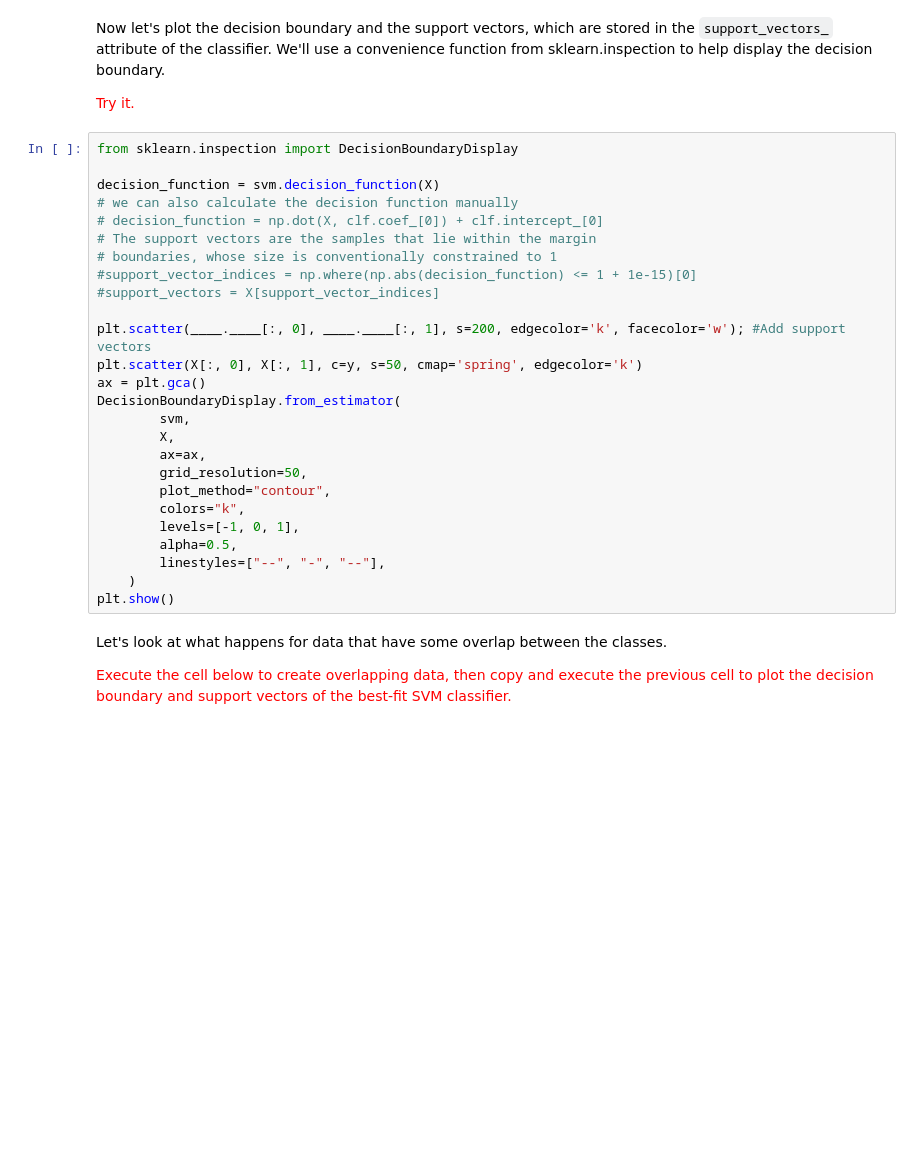
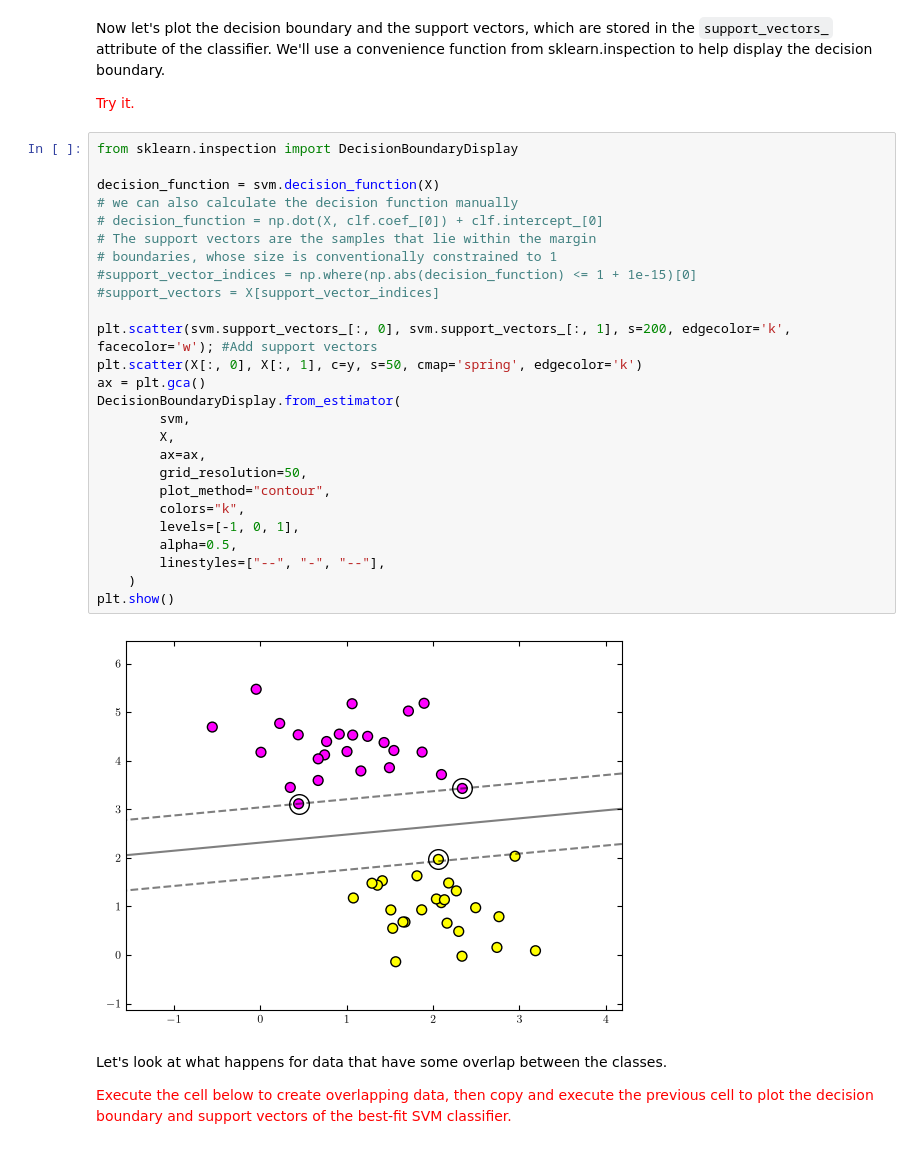
Before and after one commit to hsingh247/big-data-physics, a Jupyter notebook: Classification2.ipynb, the cells around one changed output. Drawn from its saved outputs; the diff is of its cells as text; blank space fills up the shorter version.

```diff
--- a/Classification2.ipynb
+++ b/Classification2.ipynb
@@ -232,29 +248,31 @@ Now let's plot the decision boundary and the support vectors, which are stored i
 # %%
 from sklearn.inspection import DecisionBoundaryDisplay
 
 decision_function = svm.decision_function(X)
 # we can also calculate the decision function manually
 # decision_function = np.dot(X, clf.coef_[0]) + clf.intercept_[0]
 # The support vectors are the samples that lie within the margin
 # boundaries, whose size is conventionally constrained to 1
 #support_vector_indices = np.where(np.abs(decision_function) <= 1 + 1e-15)[0]
 #support_vectors = X[support_vector_indices]
 
-plt.scatter(____.____[:, 0], ____.____[:, 1], s=200, edgecolor='k', facecolor='w'); #Add support vectors
+plt.scatter(svm.support_vectors_[:, 0], svm.support_vectors_[:, 1], s=200, edgecolor='k', facecolor='w'); #Add support vectors
 plt.scatter(X[:, 0], X[:, 1], c=y, s=50, cmap='spring', edgecolor='k')
 ax = plt.gca()
 DecisionBoundaryDisplay.from_estimator(
         svm,
         X,
         ax=ax,
         grid_resolution=50,
         plot_method="contour",
         colors="k",
         levels=[-1, 0, 1],
         alpha=0.5,
         linestyles=["--", "-", "--"],
     )
 plt.show()
+# %% [output]
+[figure, added]
 # %% [markdown]
 Let's look at what happens for data that have some overlap between the classes.
 
```
Also changed, not shown: parts of 31 cells of this notebook, 5 other files.
